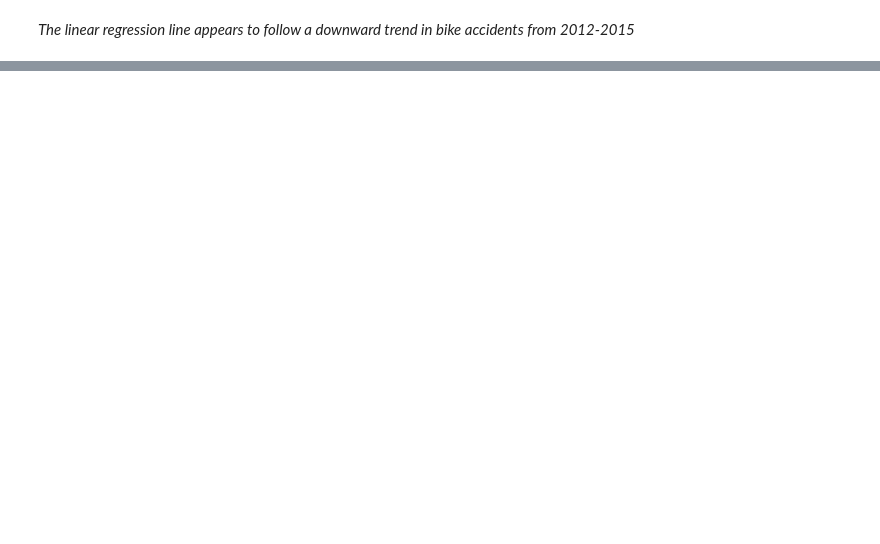
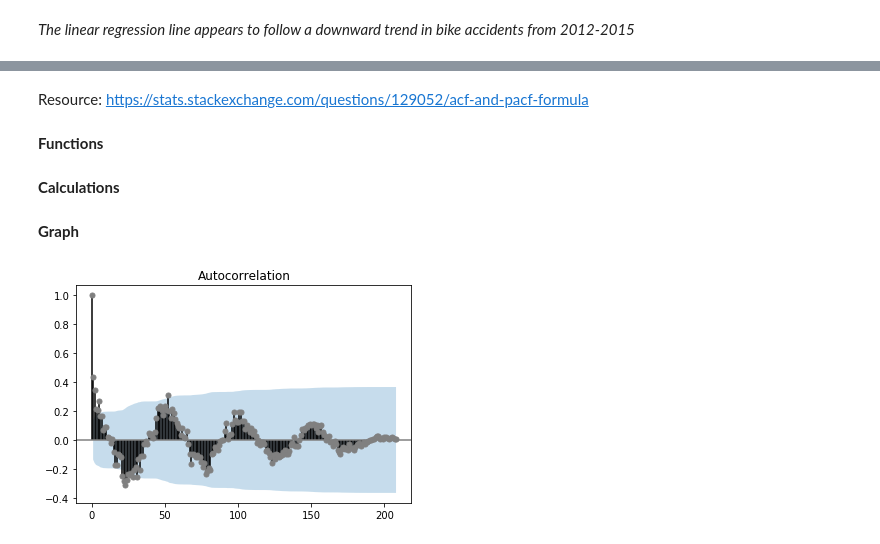
Before and after one commit to kimrharper/thinkful, a Jupyter notebook: capstone/capstone-cleaning.ipynb, the cells around one changed output, grey strips where cells are left out. Saved outputs shown, nothing was run; the diff lists cells and outputs as text; code cells hidden in the pictures; blank space fills up the shorter version.

```diff
--- a/capstone/capstone-cleaning.ipynb
+++ b/capstone/capstone-cleaning.ipynb
@@ -180,0 +196,4 @@ _The linear regression line appears to follow a downward trend in bike accidents
+# %% [markdown]
+Resource: https://stats.stackexchange.com/questions/129052/acf-and-pacf-formula
+# %% [markdown]
+__Functions__
@@ -180,0 +204,11 @@ _The linear regression line appears to follow a downward trend in bike accidents
+# %% [markdown]
+__Calculations__
+# %%
+plot_acf = acf(y,unbiased=True,nlags=len(y)-1)
+plot_pacf = pacf(y,nlags=len(y)-1, method='ols')
+# %% [markdown]
+__Graph__
+# %%
+plot_acf(y,color='gray');
+# %% [output]
+[figure, added]
```
Also changed, not shown: parts of 20 cells of this notebook.
